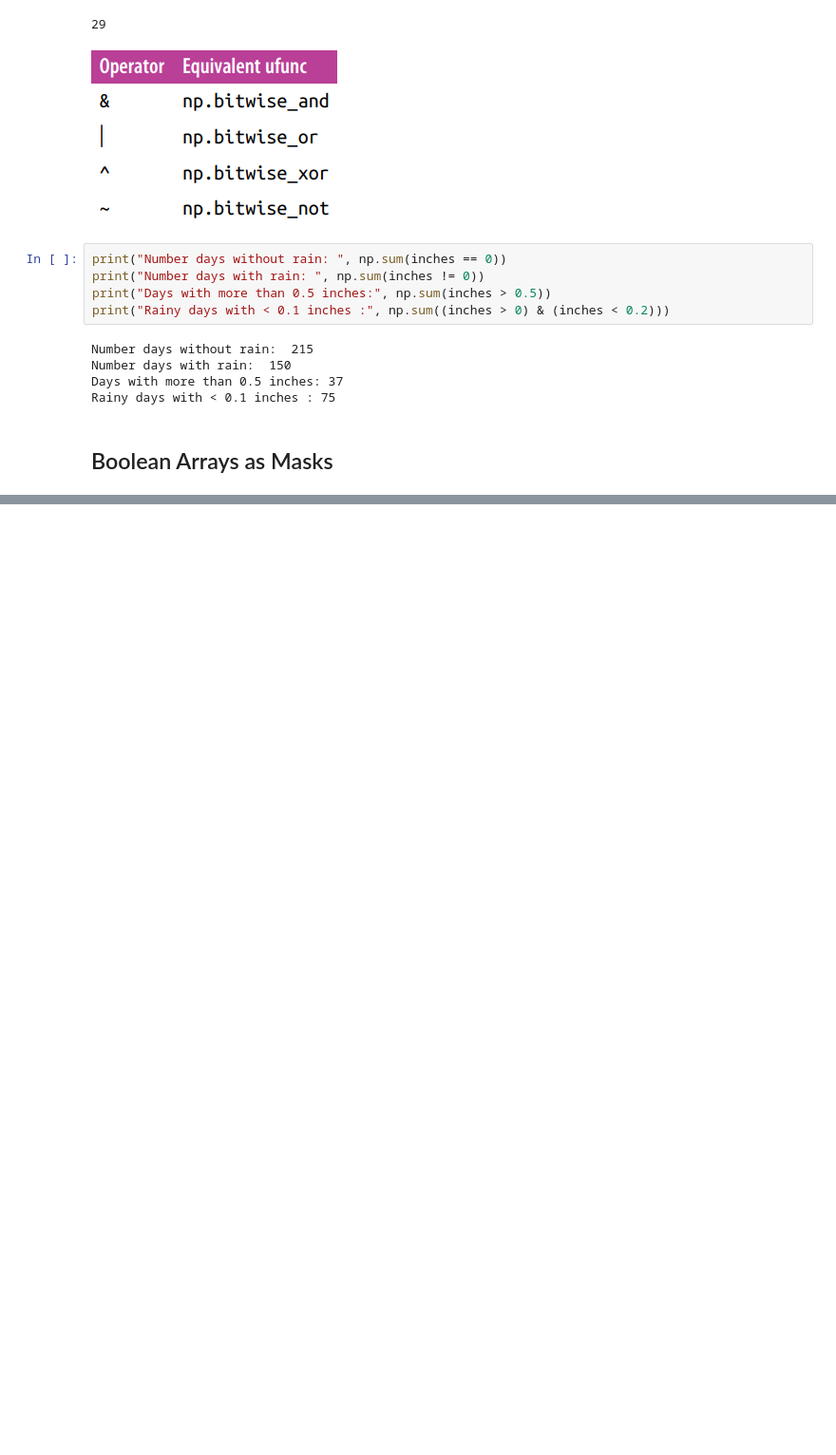
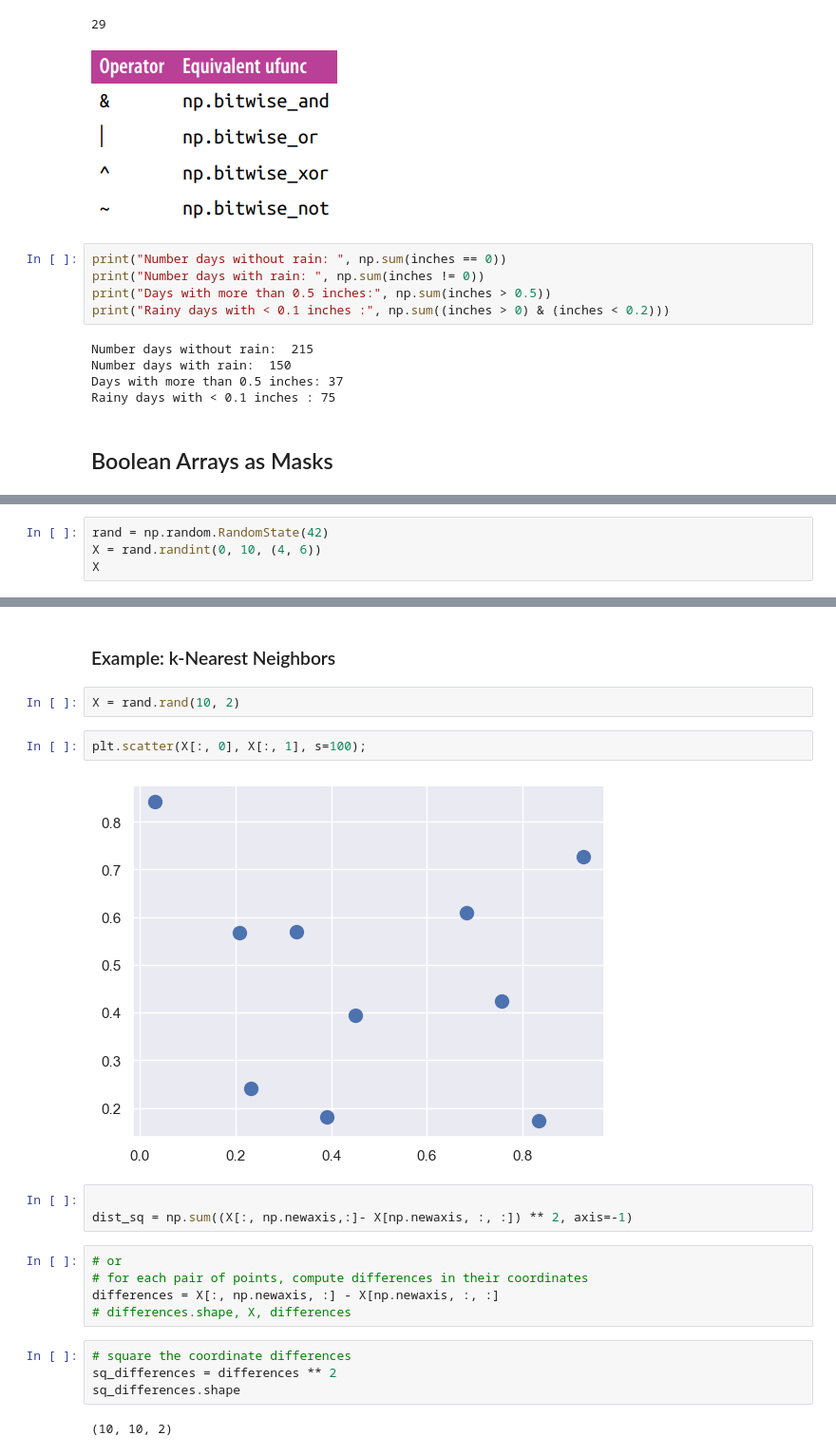
Before and after one commit to viktornester1/ds, a Jupyter notebook: numpy_jupyter.ipynb, the cells around one changed output, grey strips where cells are left out. Shown: that part at 95% size. Cells and saved outputs as stored; diff of their text form; blank space fills up the shorter version.

```diff
--- a/numpy_jupyter.ipynb
+++ b/numpy_jupyter.ipynb
@@ -536,0 +878,4 @@ Rainy days with < 0.1 inches : 75
+# %%
+rand = np.random.RandomState(42)
+X = rand.randint(0, 10, (4, 6))
+X
@@ -536,0 +921,22 @@ Rainy days with < 0.1 inches : 75
+# %% [markdown]
+### Example: k-Nearest Neighbors
+# %%
+X = rand.rand(10, 2)
+# %%
+plt.scatter(X[:, 0], X[:, 1], s=100);
+# %% [output]
+[figure, added]
+# %%
+
+dist_sq = np.sum((X[:, np.newaxis,:]- X[np.newaxis, :, :]) ** 2, axis=-1)
+# %%
+# or
+# for each pair of points, compute differences in their coordinates
+differences = X[:, np.newaxis, :] - X[np.newaxis, :, :]
+# differences.shape, X, differences
+# %%
+# square the coordinate differences
+sq_differences = differences ** 2
+sq_differences.shape
+# %% [output]
+(10, 10, 2)
```
Also changed, not shown: parts of 111 cells of this notebook.
